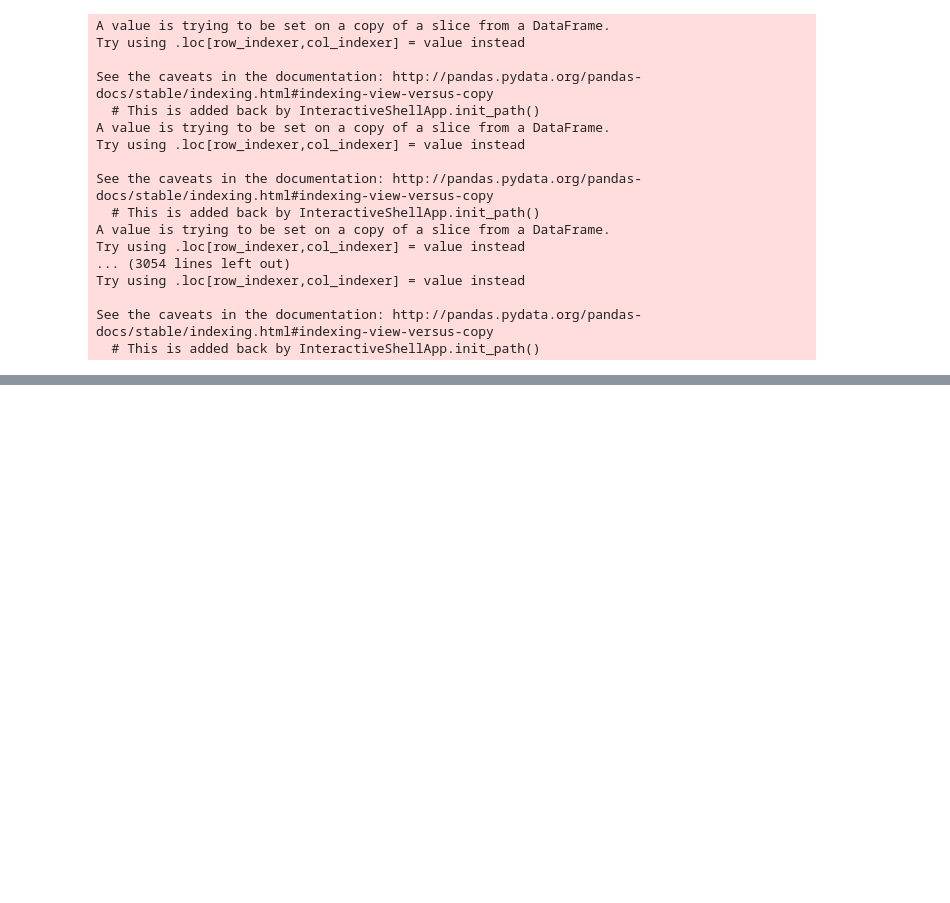
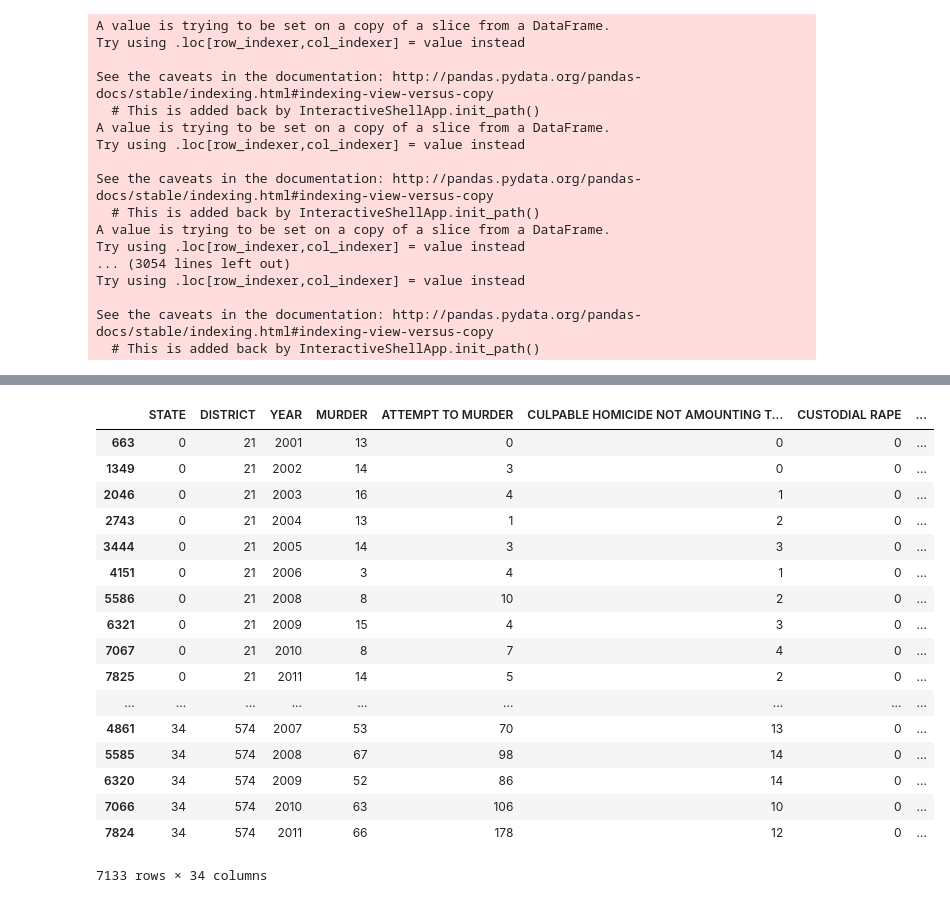
Before and after one commit to smarotka/Disruptive-Event-Predictor, a Jupyter notebook: crime_dataset_prep.ipynb, the cells around one changed output, grey strips where cells are left out. Drawn from its saved outputs; the diff is of its cells as text; code cells hidden in the pictures; blank space fills up the shorter version.

```diff
--- a/crime_dataset_prep.ipynb
+++ b/crime_dataset_prep.ipynb
@@ -283,0 +285,21 @@ state_city_norm_df.to_excel("final_dataset.xlsx")
+# %%
+state_city_norm_df
+# %% [output]
+|  | STATE | DISTRICT | YEAR | MURDER | ATTEMPT TO MURDER | CULPABLE HOMICIDE NOT AMOUNTING T... | CUSTODIAL RAPE | ... |
+| 663 | 0 | 21 | 2001 | 13 | 0 | 0 | 0 | ... |
+| 1349 | 0 | 21 | 2002 | 14 | 3 | 0 | 0 | ... |
+| 2046 | 0 | 21 | 2003 | 16 | 4 | 1 | 0 | ... |
+| 2743 | 0 | 21 | 2004 | 13 | 1 | 2 | 0 | ... |
+| 3444 | 0 | 21 | 2005 | 14 | 3 | 3 | 0 | ... |
+| 4151 | 0 | 21 | 2006 | 3 | 4 | 1 | 0 | ... |
+| 5586 | 0 | 21 | 2008 | 8 | 10 | 2 | 0 | ... |
+| 6321 | 0 | 21 | 2009 | 15 | 4 | 3 | 0 | ... |
+| 7067 | 0 | 21 | 2010 | 8 | 7 | 4 | 0 | ... |
+| 7825 | 0 | 21 | 2011 | 14 | 5 | 2 | 0 | ... |
+| ... | ... | ... | ... | ... | ... | ... | ... | ... |
+| 4861 | 34 | 574 | 2007 | 53 | 70 | 13 | 0 | ... |
+| 5585 | 34 | 574 | 2008 | 67 | 98 | 14 | 0 | ... |
+| 6320 | 34 | 574 | 2009 | 52 | 86 | 14 | 0 | ... |
+| 7066 | 34 | 574 | 2010 | 63 | 106 | 10 | 0 | ... |
+| 7824 | 34 | 574 | 2011 | 66 | 178 | 12 | 0 | ... |
+7133 rows × 34 columns
```
Also changed, not shown: parts of 5 cells of this notebook, 3 other files.
